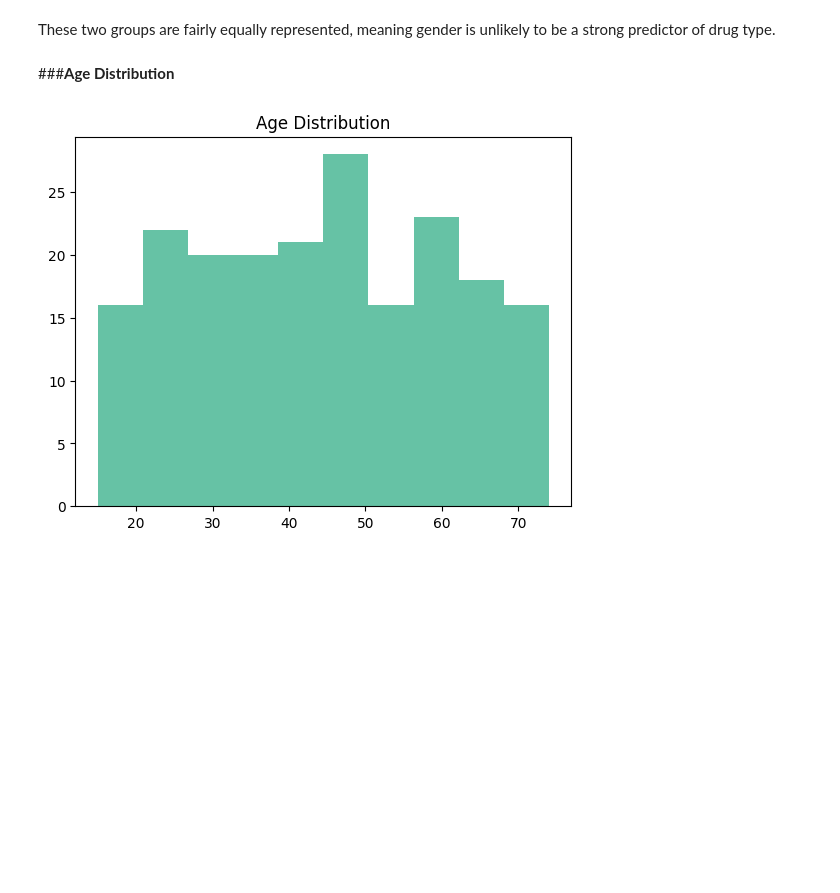
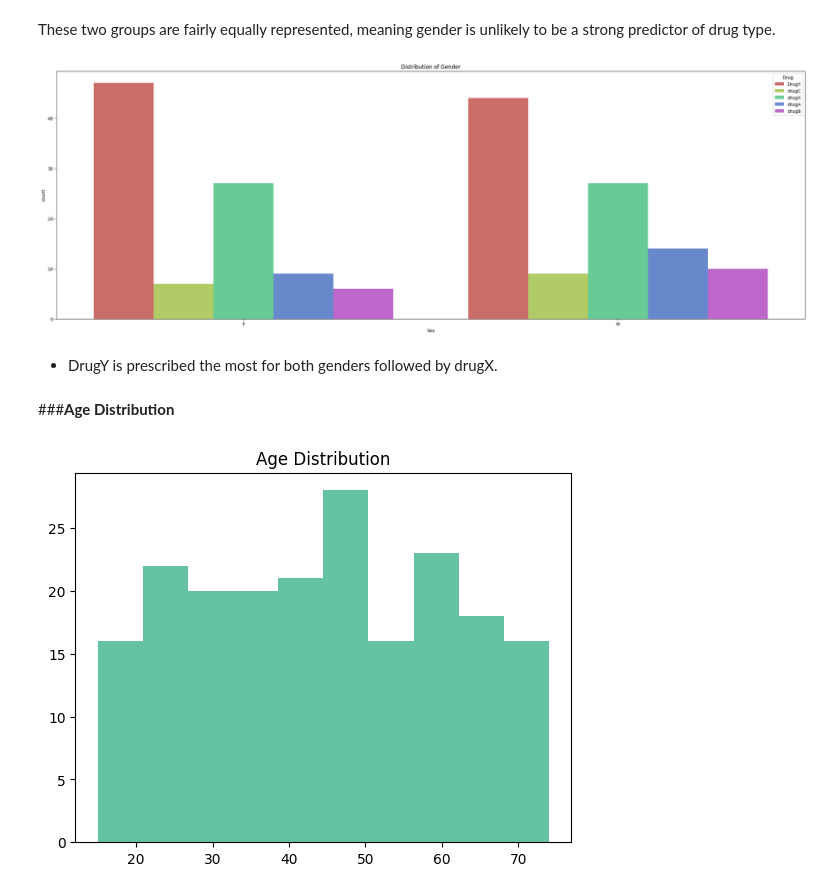
Before and after one commit to kwanda2426/projects, a Jupyter notebook: classification_dt.ipynb, the cells around one changed output. Drawn from its saved outputs; the diff is of its cells as text; code cells hidden in the pictures; blank space fills up the shorter version.

```diff
--- a/classification_dt.ipynb
+++ b/classification_dt.ipynb
@@ -210,5 +221,14 @@ plt.title("Distribution of Gender");
 # %% [markdown]
 These two groups are fairly equally represented, meaning gender is unlikely to be a strong predictor of drug type.
+# %%
+#countplot of sex (between males and females)
+df_1 = df.copy()
+sns.countplot(x = 'Sex', data = df_1, palette = "hls", hue = 'Drug')
+plt.title("Distribution of Gender");
+# %% [output]
+[figure, added]
+# %% [markdown]
+- DrugY is prescribed the most for both genders followed by drugX.
 # %% [markdown]
 ###**Age Distribution**
 # %%
```
Also changed, not shown: parts of 11 cells of this notebook.
